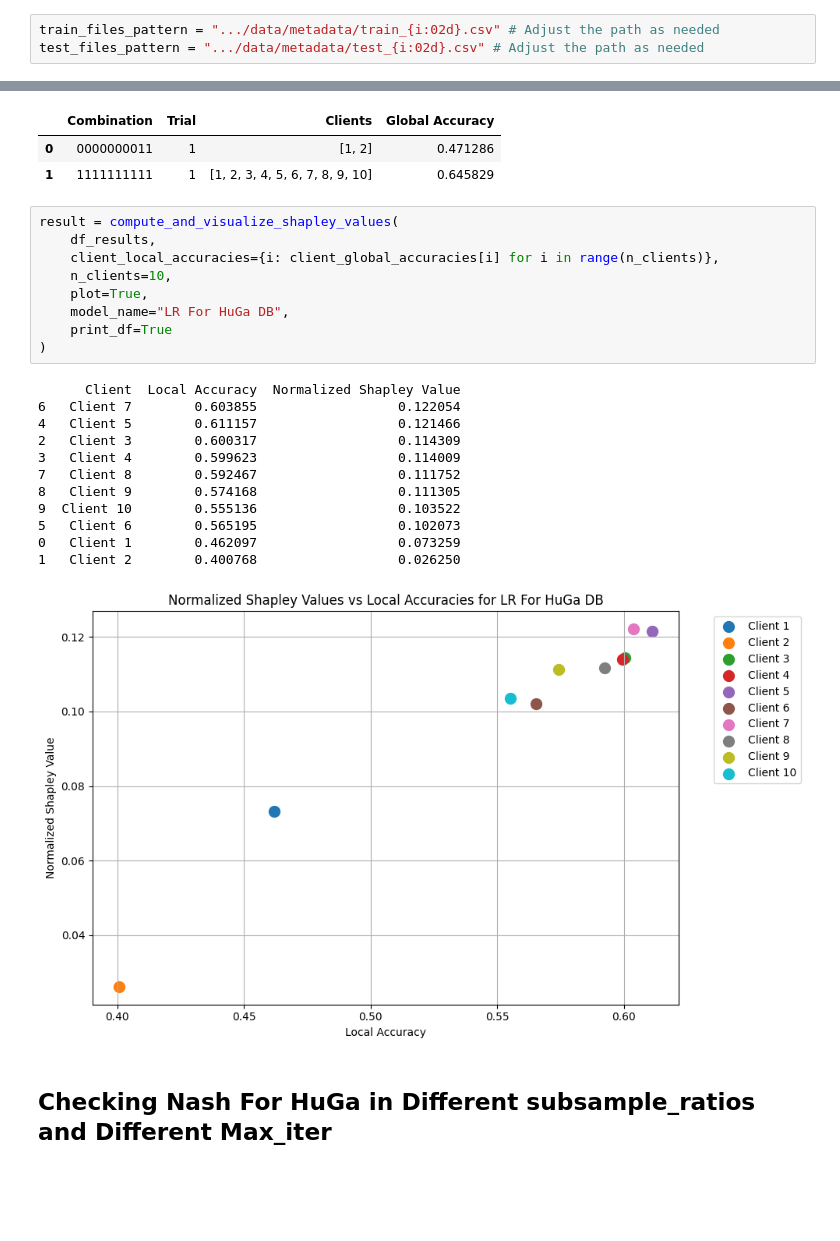
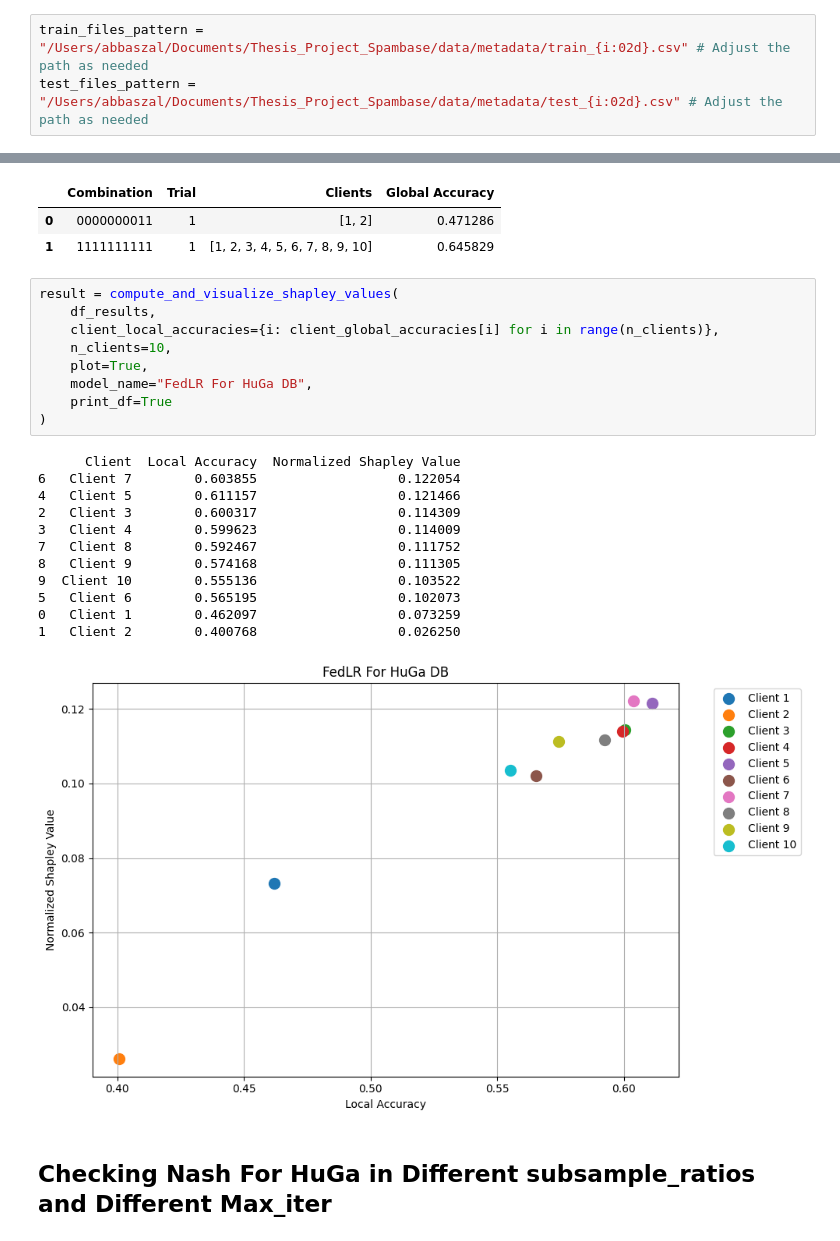
Before and after one commit to abbaszal/Thesis_Projects, a Jupyter notebook: src/fedLR_HuGaDB&Spambase.ipynb, the cells around one changed output, grey strips where cells are left out. Cells and saved outputs as stored; diff of their text form; blank space fills up the shorter version.

```diff
--- a/src/fedLR_HuGaDB&Spambase.ipynb
+++ b/src/fedLR_HuGaDB&Spambase.ipynb
@@ -22,8 +22,8 @@ from Functions import compute_and_visualize_shapley_values
 # %% [markdown]
 # HuGa Dataset
 # %%
-train_files_pattern = ".../data/metadata/train_{i:02d}.csv" # Adjust the path as needed
-test_files_pattern = ".../data/metadata/test_{i:02d}.csv" # Adjust the path as needed
+train_files_pattern = "/Users/abbaszal/Documents/Thesis_Project_Spambase/data/metadata/train_{i:02d}.csv" # Adjust the path as needed
+test_files_pattern = "/Users/abbaszal/Documents/Thesis_Project_Spambase/data/metadata/test_{i:02d}.csv" # Adjust the path as needed
 # %% [markdown]
 ### Creating Global Train set and Test set
 # %%
@@ -190,25 +190,25 @@ nash_df
 # %%
 result = compute_and_visualize_shapley_values(
     df_results,
     client_local_accuracies={i: client_global_accuracies[i] for i in range(n_clients)},
     n_clients=10,
     plot=True,
-    model_name="LR For HuGa DB",
+    model_name="FedLR For HuGa DB",
     print_df=True
 )
 # %% [output]
       Client  Local Accuracy  Normalized Shapley Value
 6   Client 7        0.603855                  0.122054
 4   Client 5        0.611157                  0.121466
 2   Client 3        0.600317                  0.114309
 3   Client 4        0.599623                  0.114009
 7   Client 8        0.592467                  0.111752
 8   Client 9        0.574168                  0.111305
 9  Client 10        0.555136                  0.103522
 5   Client 6        0.565195                  0.102073
 0   Client 1        0.462097                  0.073259
 1   Client 2        0.400768                  0.026250
-[figure, old version]
+[figure, new version]
 # %% [markdown]
 ## Checking Nash For HuGa in Different subsample_ratios and Different Max_iter
 # %%
```
Also changed, not shown: parts of 5 cells of this notebook.
